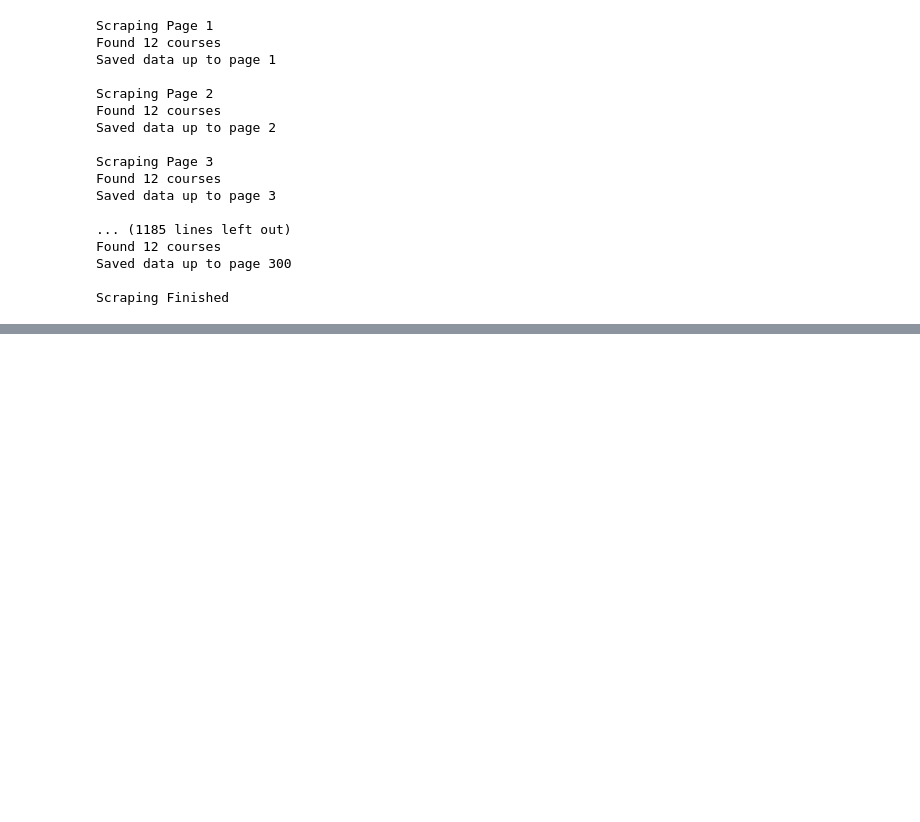
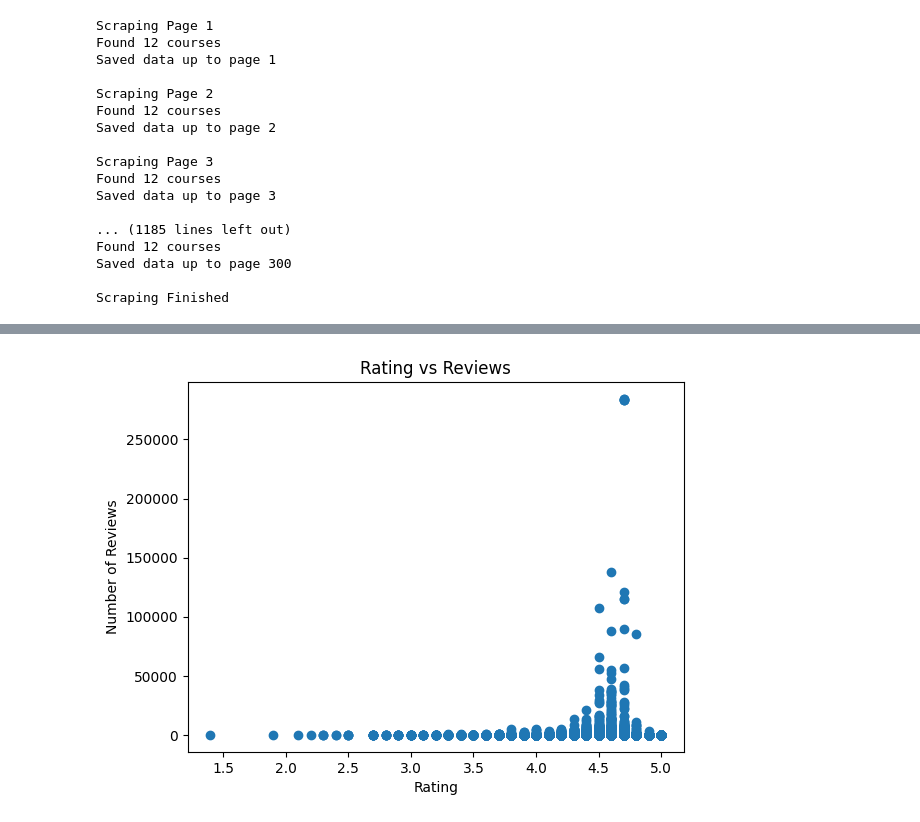
Before and after one commit to sanodyaJinadasa/CourseLens, a Jupyter notebook: CourseLens.ipynb, the cells around one changed output, grey strips where cells are left out. Cells and saved outputs as stored; diff of their text form; code cells hidden in the pictures; blank space fills up the shorter version.

```diff
--- a/CourseLens.ipynb
+++ b/CourseLens.ipynb
@@ -268,0 +667,12 @@ Scraping Finished
+# %%
+df["Reviews_value"] = df["Rating"].str.extract(r'\(([\d,]+)\)')
+df["Reviews_value"] = df["Reviews_value"].str.replace(",", "").astype(float)
+
+plt.scatter(df["Rating_value"], df["Reviews_value"])
+
+plt.title("Rating vs Reviews")
+plt.xlabel("Rating")
+plt.ylabel("Number of Reviews")
+plt.show()
+# %% [output]
+[figure, added]
```
Also changed, not shown: parts of 45 cells of this notebook, 4 other files.
